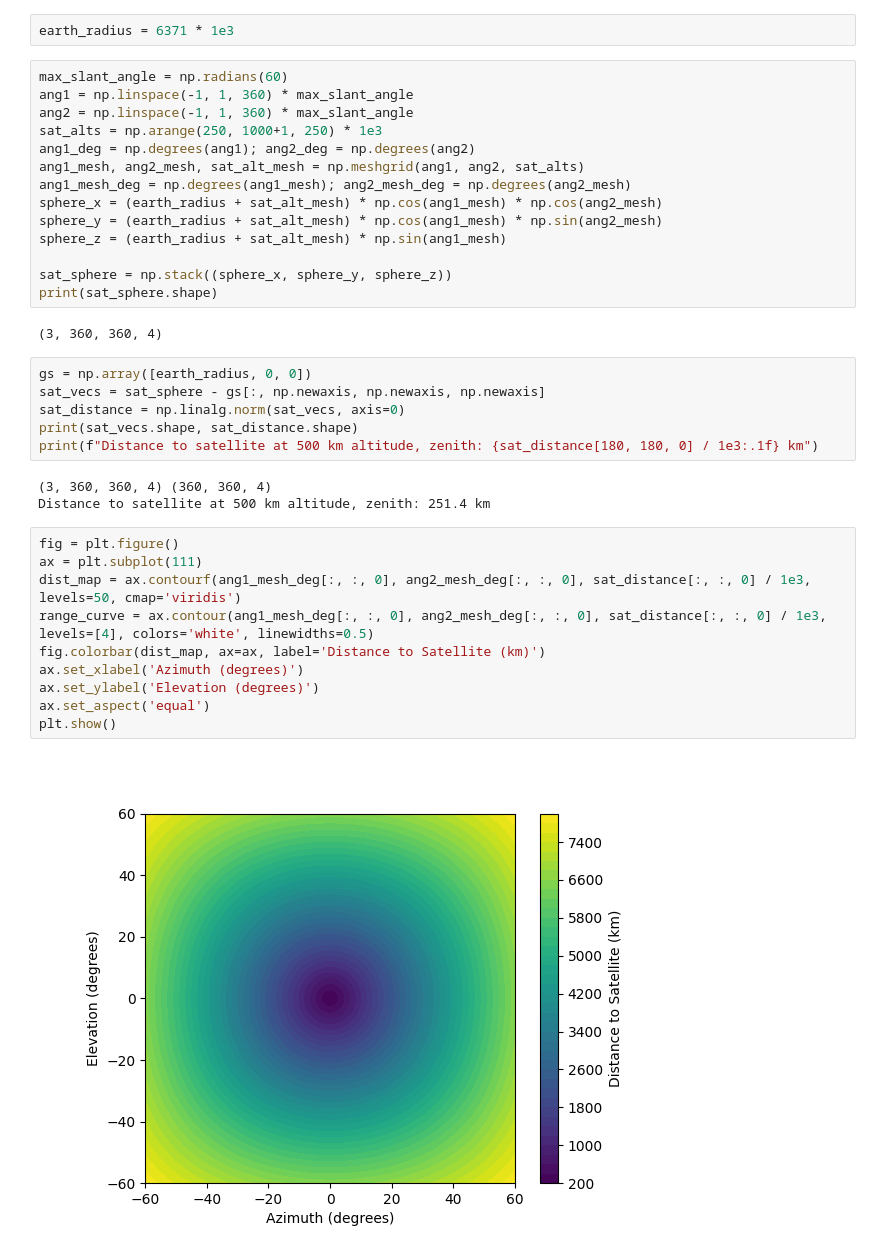
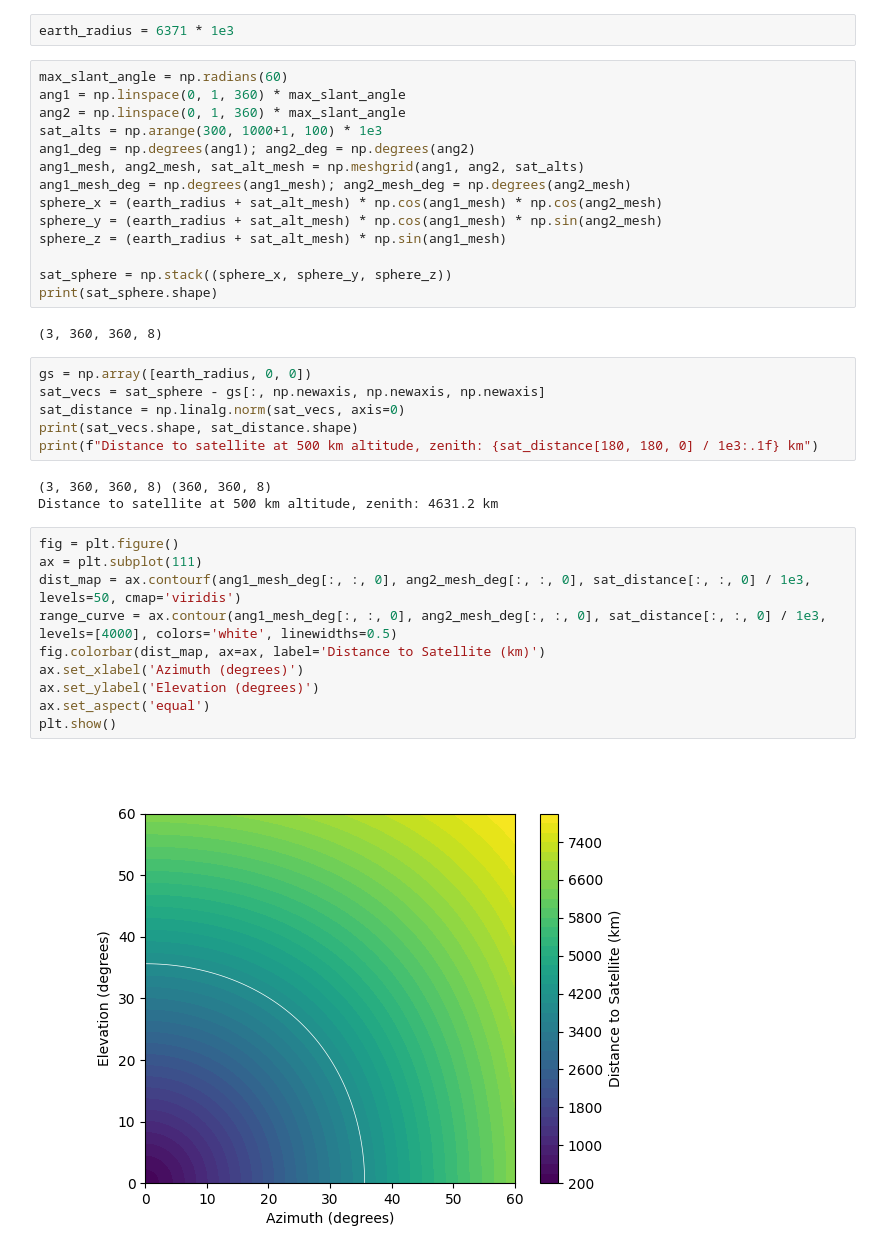
Before and after one commit to kamilix2003/sat-ant, a Jupyter notebook: sat_path.ipynb, the cells around one changed output. Drawn from its saved outputs; the diff is of its cells as text.

```diff
--- a/sat_path.ipynb
+++ b/sat_path.ipynb
@@ -9,9 +9,9 @@ import scipy as sp
 earth_radius = 6371 * 1e3
 # %%
 max_slant_angle = np.radians(60)
-ang1 = np.linspace(-1, 1, 360) * max_slant_angle
-ang2 = np.linspace(-1, 1, 360) * max_slant_angle
-sat_alts = np.arange(250, 1000+1, 250) * 1e3
+ang1 = np.linspace(0, 1, 360) * max_slant_angle
+ang2 = np.linspace(0, 1, 360) * max_slant_angle
+sat_alts = np.arange(300, 1000+1, 100) * 1e3
 ang1_deg = np.degrees(ang1); ang2_deg = np.degrees(ang2)
 ang1_mesh, ang2_mesh, sat_alt_mesh = np.meshgrid(ang1, ang2, sat_alts)
 ang1_mesh_deg = np.degrees(ang1_mesh); ang2_mesh_deg = np.degrees(ang2_mesh)
@@ -22,7 +22,7 @@ sphere_z = (earth_radius + sat_alt_mesh) * np.sin(ang1_mesh)
 sat_sphere = np.stack((sphere_x, sphere_y, sphere_z))
 print(sat_sphere.shape)
 # %% [output]
-(3, 360, 360, 4)
+(3, 360, 360, 8)
 # %%
 gs = np.array([earth_radius, 0, 0])
 sat_vecs = sat_sphere - gs[:, np.newaxis, np.newaxis, np.newaxis]
@@ -30,20 +30,20 @@ sat_distance = np.linalg.norm(sat_vecs, axis=0)
 print(sat_vecs.shape, sat_distance.shape)
 print(f"Distance to satellite at 500 km altitude, zenith: {sat_distance[180, 180, 0] / 1e3:.1f} km")
 # %% [output]
-(3, 360, 360, 4) (360, 360, 4)
-Distance to satellite at 500 km altitude, zenith: 251.4 km
+(3, 360, 360, 8) (360, 360, 8)
+Distance to satellite at 500 km altitude, zenith: 4631.2 km
 # %%
 fig = plt.figure()
 ax = plt.subplot(111)
 dist_map = ax.contourf(ang1_mesh_deg[:, :, 0], ang2_mesh_deg[:, :, 0], sat_distance[:, :, 0] / 1e3, levels=50, cmap='viridis')
-range_curve = ax.contour(ang1_mesh_deg[:, :, 0], ang2_mesh_deg[:, :, 0], sat_distance[:, :, 0] / 1e3, levels=[4], colors='white', linewidths=0.5)
+range_curve = ax.contour(ang1_mesh_deg[:, :, 0], ang2_mesh_deg[:, :, 0], sat_distance[:, :, 0] / 1e3, levels=[4000], colors='white', linewidths=0.5)
 fig.colorbar(dist_map, ax=ax, label='Distance to Satellite (km)')
 ax.set_xlabel('Azimuth (degrees)')
 ax.set_ylabel('Elevation (degrees)')
 ax.set_aspect('equal')
 plt.show()
 # %% [output]
-[figure, old version]
+[figure, new version]
 # %%
 fig = plt.figure()
 ax = plt.subplot(111)
```
Also changed, not shown: parts of 1 cell of this notebook, 1 other file.
